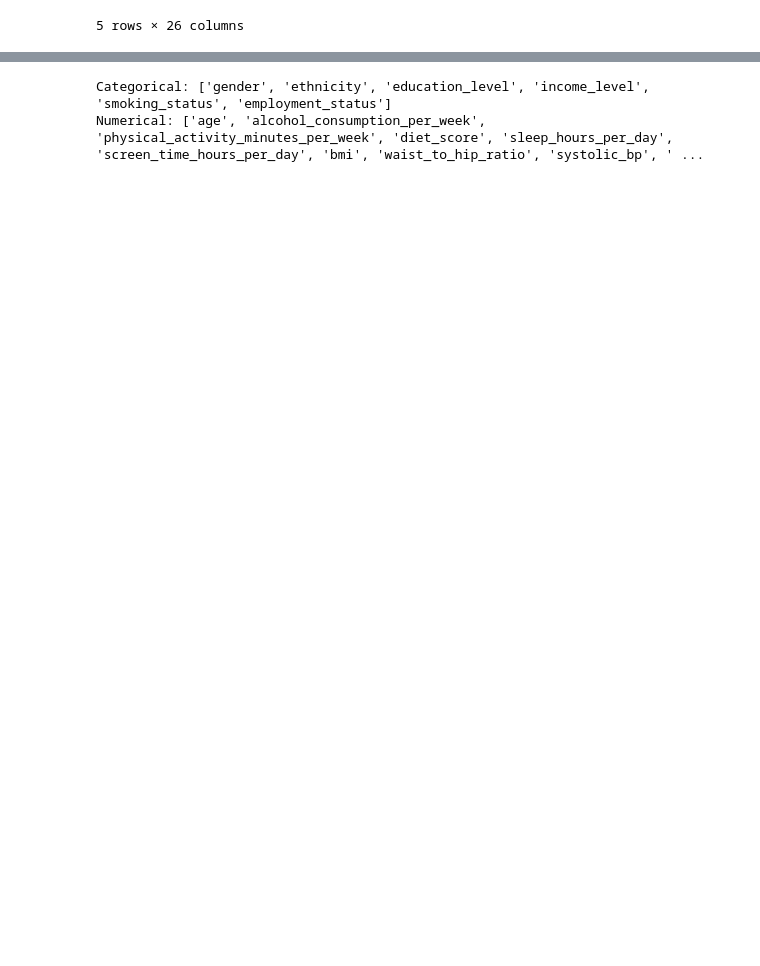
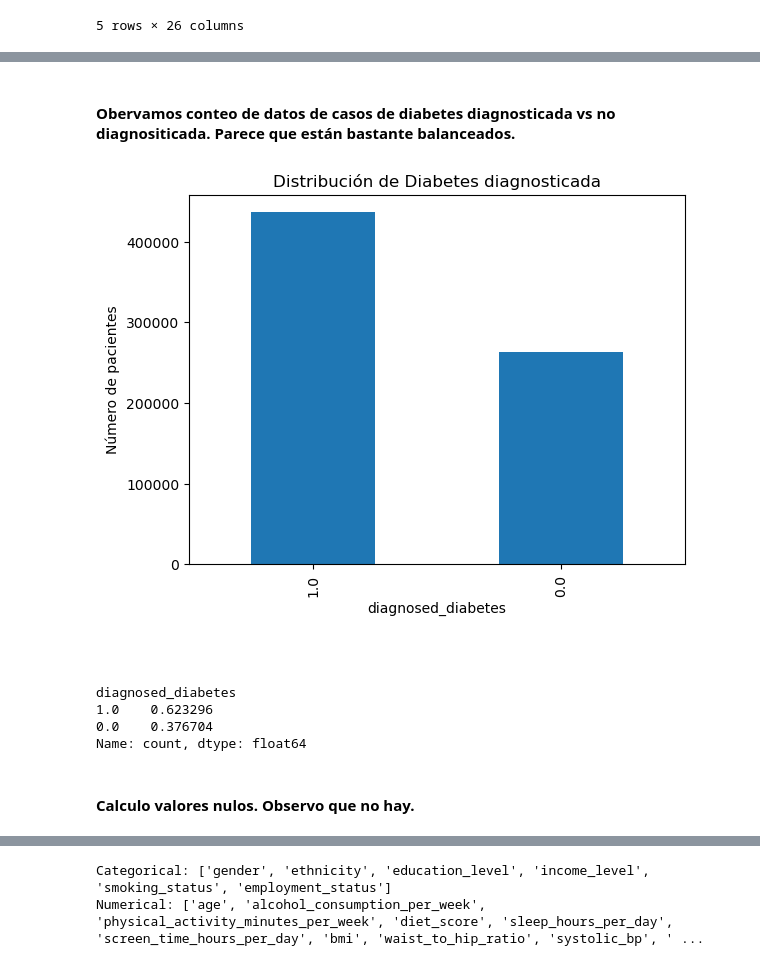
Before and after one commit to iredondosan/ML_Diabetes_Prediction_Challenge, a Jupyter notebook: notebooks/ML_Diabetes_Model_Nacho.ipynb, the cells around one changed output, grey strips where cells are left out. Saved outputs shown, nothing was run; the diff lists cells and outputs as text; code cells hidden in the pictures; blank space fills up the shorter version.

```diff
--- a/notebooks/ML_Diabetes_Model_Nacho.ipynb
+++ b/notebooks/ML_Diabetes_Model_Nacho.ipynb
@@ -51,0 +78,20 @@ train_df.head()
+# %% [markdown]
+#### Obervamos conteo de datos de casos de diabetes diagnosticada vs no diagnositicada. Parece que están bastante balanceados.
+# %%
+train_df['diagnosed_diabetes'].value_counts().plot(kind='bar', title='Distribución de Diabetes diagnosticada')
+plt.ylabel('Número de pacientes')
+plt.show()
+# %% [output]
+[figure, added]
+# %% [markdown]
+###
+# %%
+# Proorción de clases
+train_df['diagnosed_diabetes'].value_counts()/len(train_df)
+# %% [output]
+diagnosed_diabetes
+1.0    0.623296
+0.0    0.376704
+Name: count, dtype: float64
+# %% [markdown]
+#### Calculo valores nulos. Observo que no hay.
```
Also changed, not shown: parts of 64 cells of this notebook.
